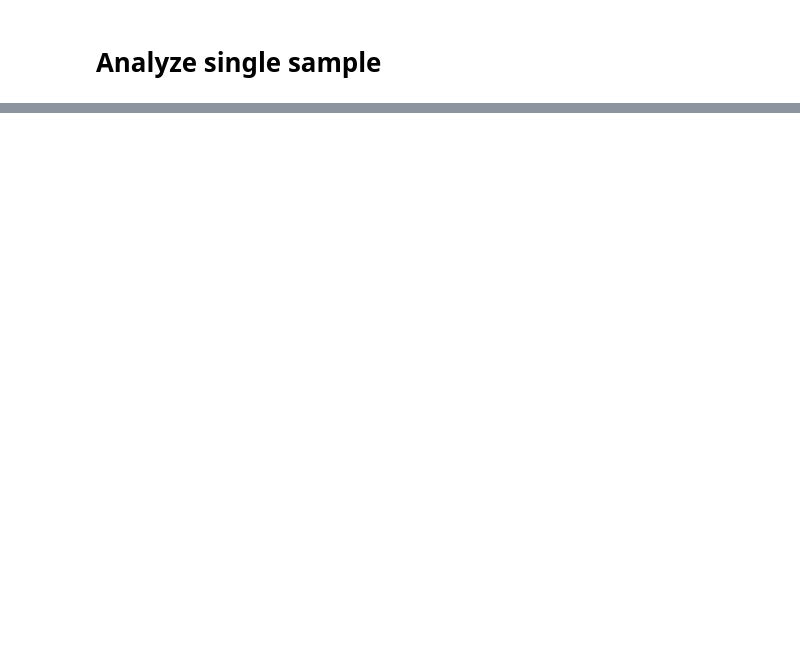
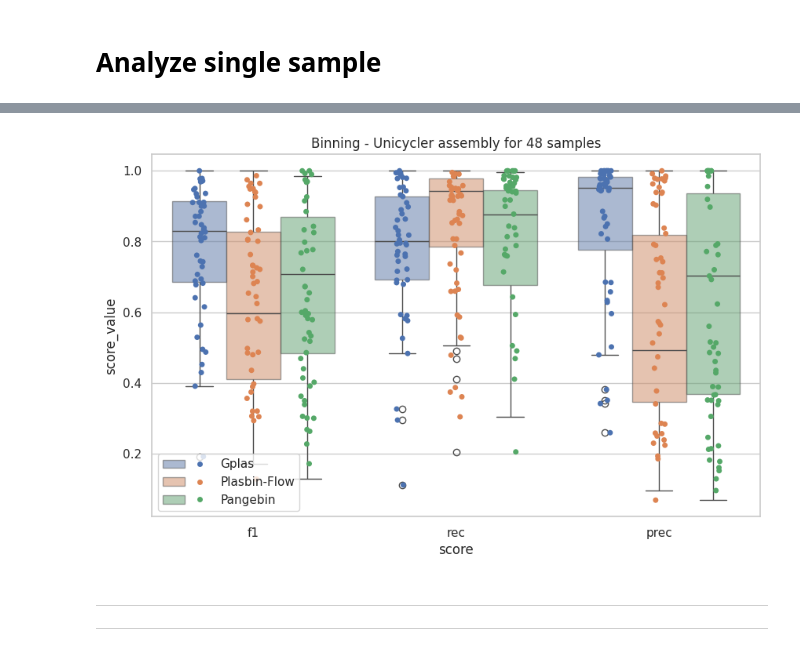
Before and after one commit to msgr0/pangebin, a Jupyter notebook: analysis.ipynb, the cells around one changed output, grey strips where cells are left out. Saved outputs shown, nothing was run; the diff lists cells and outputs as text; code cells hidden in the pictures; blank space fills up the shorter version.

```diff
--- a/analysis.ipynb
+++ b/analysis.ipynb
@@ -118,0 +638,4 @@ plot_4 = df_labeling.loc[df_labeling["tool"]=='1.pan'].plot.box(by=["bintype"],
+# %%
+import seaborn as sns
+from matplotlib.legend_handler import HandlerTuple
+df_binning = pd.read_csv(f"{test_id}.binning.cut.csv", sep='\t')
@@ -118,0 +644,11 @@ plot_4 = df_labeling.loc[df_labeling["tool"]=='1.pan'].plot.box(by=["bintype"],
+# %%
+df_pbf_unicycler= df_binning[(df_binning["tool"] == "1.uni") & (df_binning["model"] == "pbf")]
+df_pbf_unicycler = df_pbf_unicycler.groupby(["sample"]).mean(numeric_only=True).reset_index()
+
+df_gplas_unicycler = df_binning[(df_binning["tool"] == "1.uni") & (df_binning["model"] == "gplas")]
+df_gplas_unicycler = df_gplas_unicycler.groupby(["sample"]).mean(numeric_only=True).reset_index()
+
+df_pangebin = df_binning[(df_binning["tool"]=="1.pan") & (df_binning["model"] == "pbf")]
+df_pangebin = df_pangebin.groupby(["sample"]).mean(numeric_only=True).reset_index()
+
+df_pangebin.head()
@@ -118,0 +713,30 @@ plot_4 = df_labeling.loc[df_labeling["tool"]=='1.pan'].plot.box(by=["bintype"],
+# %%
+plt.figure(figsize=(10, 6))
+p = sns.boxplot(
+    data=df_plot,
+    x="score",
+    y="score_value",
+    hue="tool",
+    hue_order=["gplas", "pbf", "pan"],
+    boxprops=dict(alpha=.5),
+)
+sns.stripplot(data=df_plot, x="score", y="score_value", hue="tool", hue_order=["gplas", "pan", "pbf"],
+    dodge=True, ax=p)
+
+handles, labels = p.get_legend_handles_labels()
+p.legend(handles=[(handles[0], handles[3]), (handles[1], handles[4]), (handles[2], handles[5])],
+          labels=['Gplas', 'Plasbin-Flow', 'Pangebin'],
+          loc='lower left', handlelength=4,
+          handler_map={tuple: HandlerTuple(ndivide=None)})
+
+# p.fig.subplots_adjust(top=.95)
+plt.title("Binning - Unicycler assembly for 48 samples")
+# plt.xlabel("Plasbin-Flow")
+# plt.ylabel("Gplas")
+plt.savefig("misc/plot/bin_uni.pdf")
+# plt.close()
+# %% [output]
+[figure, added]
+# %% [markdown]
+---
+---
```
Also changed, not shown: parts of 40 cells of this notebook, 44 other files.
